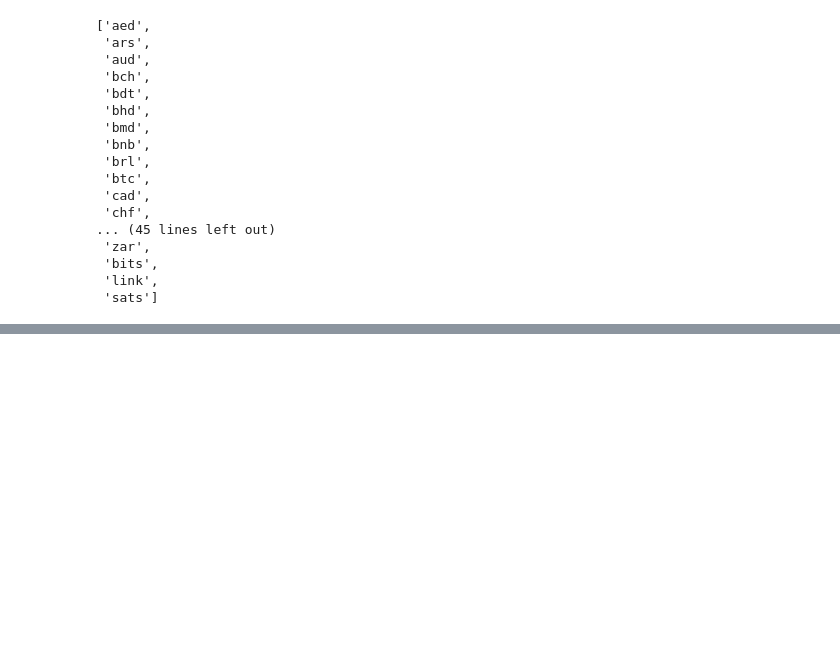
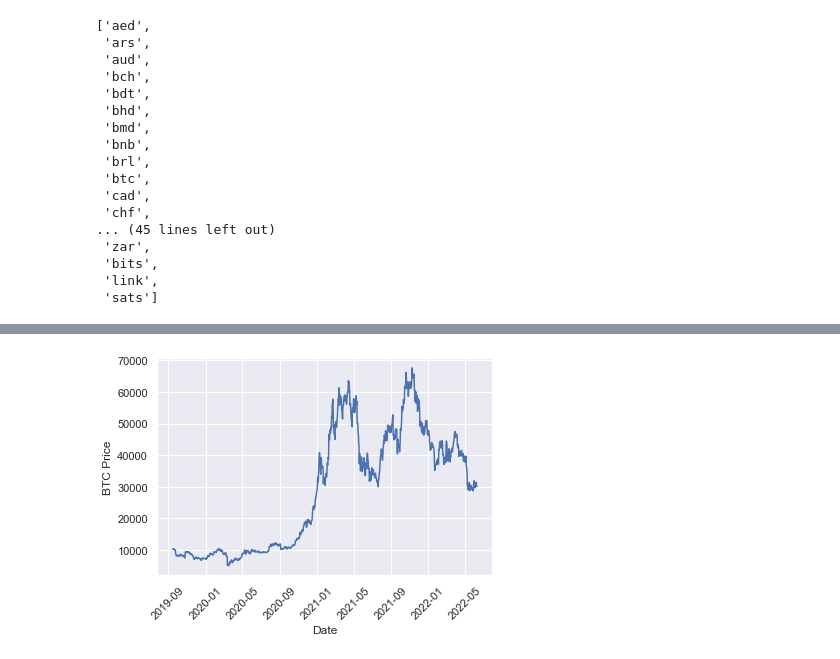
Before and after one commit to igorek17000/QuickBase, a Jupyter notebook: API.ipynb, the cells around one changed output, grey strips where cells are left out. Cells and saved outputs as stored; diff of their text form; code cells hidden in the pictures; blank space fills up the shorter version.

```diff
--- a/API.ipynb
+++ b/API.ipynb
@@ -1445,0 +1599,12 @@ session.quit()
+# %%
+df.index = pd.to_datetime(df['dates'], format='%Y-%m-%d')
+del df['dates']
+
+print(df.head())
+sns.set()
+plt.ylabel('BTC Price')
+plt.xlabel('Date')
+plt.xticks(rotation=45)
+plt.plot(df.index, df['prices'], )
+plt.show()
+# %% [output]
@@ -1445,0 +1618 @@ session.quit()
+[figure, added]
```
Also changed, not shown: parts of 57 cells of this notebook, 27 other files.
